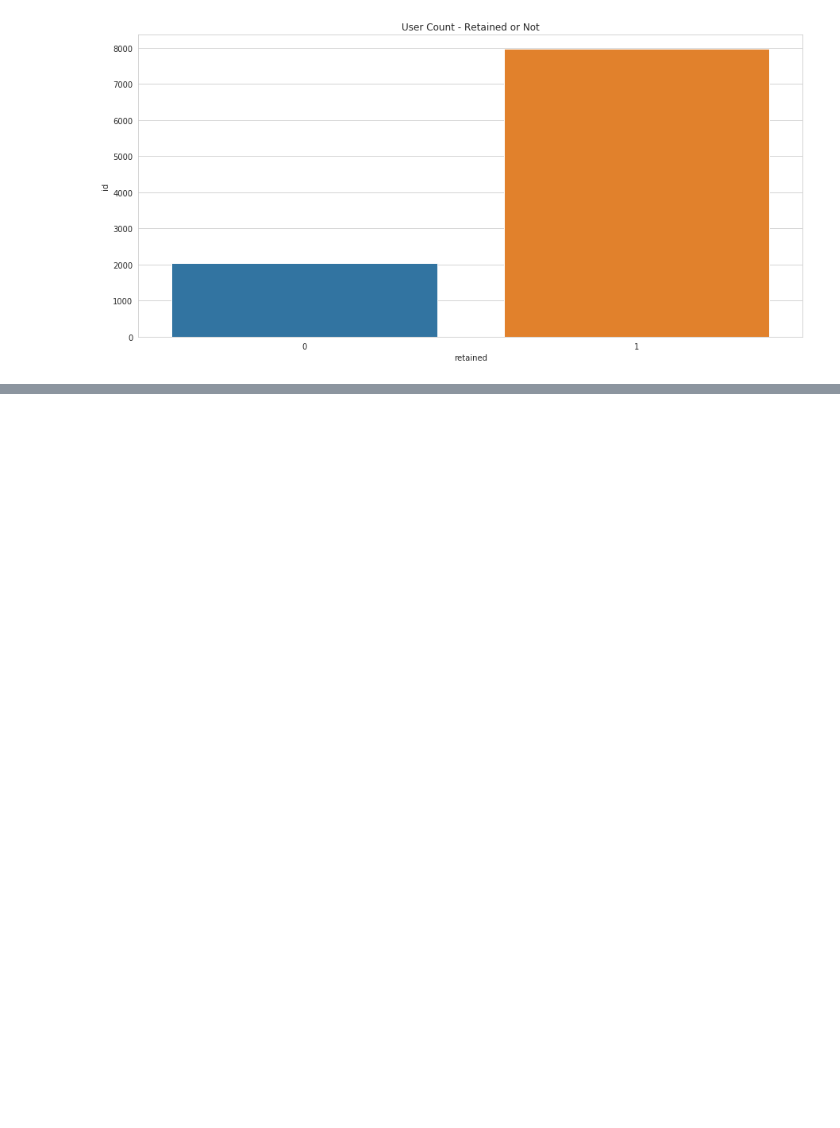
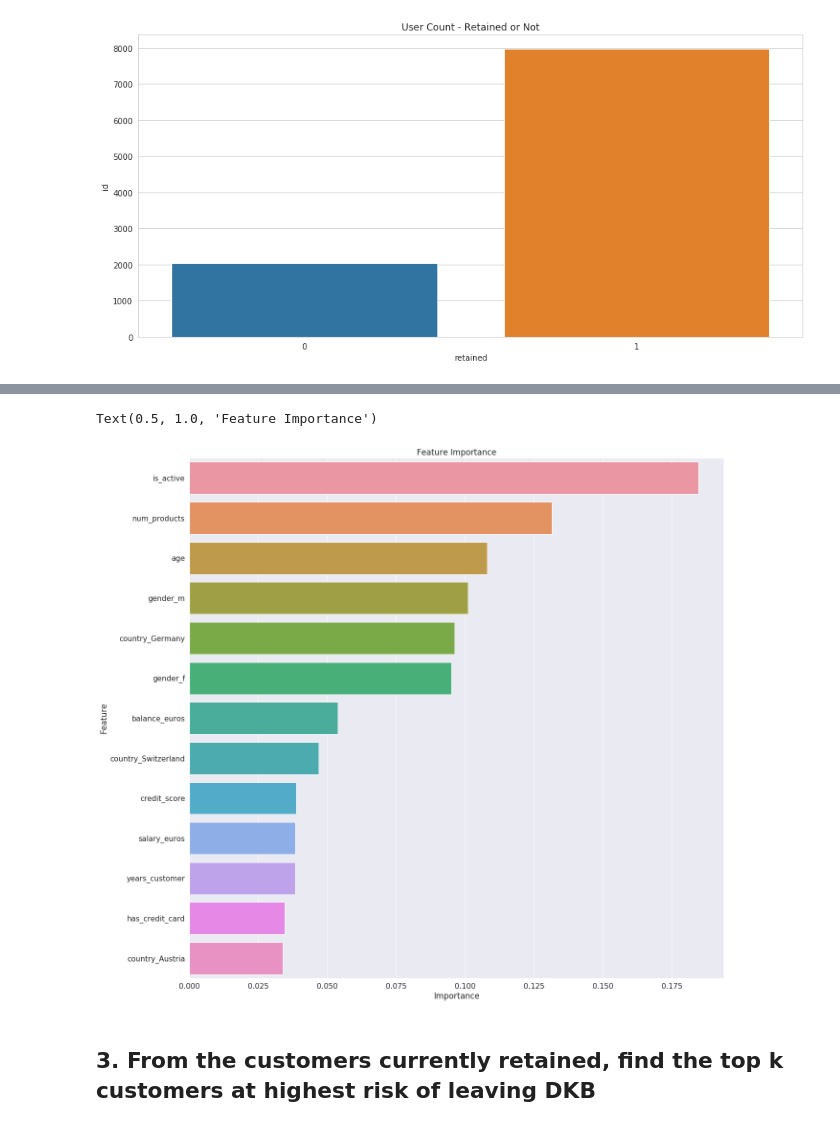
Before and after one commit to jiacheng-yao/ml_challenges, a Jupyter notebook: dkb/DKB DS Challenge - Jiacheng Yao.ipynb, the cells around one changed output, grey strips where cells are left out. Cells and saved outputs as stored; diff of their text form; code cells hidden in the pictures; blank space fills up the shorter version.

```diff
--- a/dkb/DKB DS Challenge - Jiacheng Yao.ipynb
+++ b/dkb/DKB DS Challenge - Jiacheng Yao.ipynb
@@ -283,0 +455,15 @@ axis.set_xticklabels(df_dkb_grouped_by_retained['retained'].unique(), rotation=0
+# %%
+# plot the feature importance
+feat_imp = pd.DataFrame({'Importance':xgb_final_model.feature_importances_,
+                         'Feature': features_x} ).sort_values(ascending=False, by='Importance')
+
+fig, axis = plt.subplots(1,1,figsize=(20,20))
+
+feat_imp_top_15 = feat_imp.iloc[:15]
+sns.barplot(y='Feature', x='Importance', data=feat_imp_top_15, order=feat_imp_top_15['Feature'].unique(), ax=axis)
+axis.set_title('Feature Importance')
+# %% [output]
+Text(0.5, 1.0, 'Feature Importance')
+[figure, added]
+# %% [markdown]
+## 3. From the customers currently retained, find the top k customers at highest risk of leaving DKB
```
Also changed, not shown: parts of 20 cells of this notebook.
